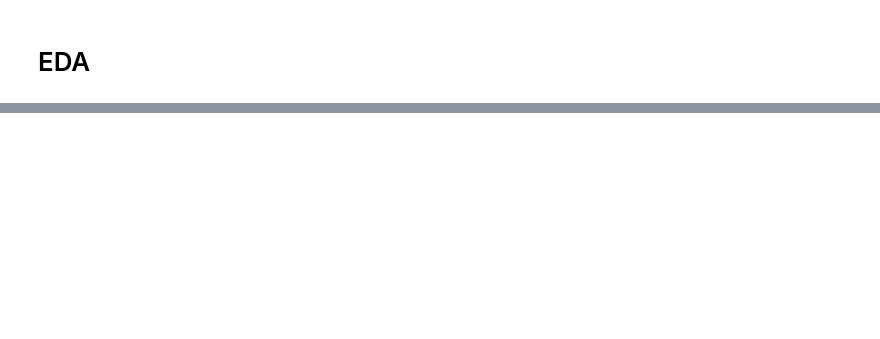
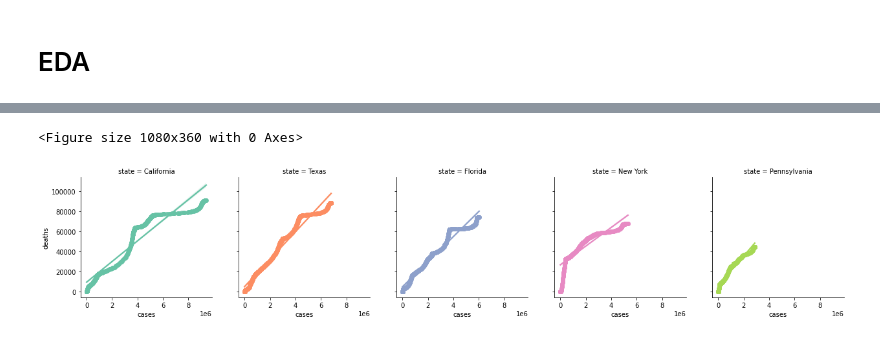
Before and after one commit to paritoshgupta/github-actions-demo, a Jupyter notebook: notebooks/Data_Science_With_Covid.ipynb, the cells around one changed output, grey strips where cells are left out. Drawn from its saved outputs; the diff is of its cells as text; code cells hidden in the pictures; blank space fills up the shorter version.

```diff
--- a/notebooks/Data_Science_With_Covid.ipynb
+++ b/notebooks/Data_Science_With_Covid.ipynb
@@ -14,0 +50,6 @@ df
+# %%
+df = pd.read_csv("https://raw.githubusercontent.com/nytimes/covid-19-data/master/us-states.csv")
+df["date"] = pd.to_datetime(df["date"])
+df = df.set_index("date")
+print(f"Columns: {df.columns}")
+df.index
@@ -14,0 +66,6 @@ df
+# %%
+from datetime import date, timedelta
+today = date.today()
+daybefore = today - timedelta(days = 2)
+print(f"Today {today}")
+print(f"Two days ago {daybefore}")
@@ -14,0 +85,3 @@ df
+# %%
+current_df = df.loc[daybefore:today].sort_values(by=["deaths", "cases"], ascending=False)
+current_df.head(10)
@@ -14,0 +103,4 @@ df
+# %%
+top_ten_states = list(current_df["state"].head(10).values)
+top_states_df = df[df['state'].isin(top_ten_states)].drop(columns="fips")
+top_ten_states
@@ -14,0 +118,16 @@ df
+# %%
+import seaborn as sns
+import matplotlib.pyplot as plt
+
+plt.figure(figsize=(15,5))
+ax = sns.lmplot(x="cases", y="deaths",
+                    height=3.5,
+                    col="state",
+                    col_wrap=5,
+                    hue="state",
+                    palette="Set2",
+                    data=top_states_df)
+ax.fig.subplots_adjust(wspace=.2)
+# %% [output]
+<Figure size 1080x360 with 0 Axes>
+[figure, added]
```
Also changed, not shown: parts of 17 cells of this notebook.
